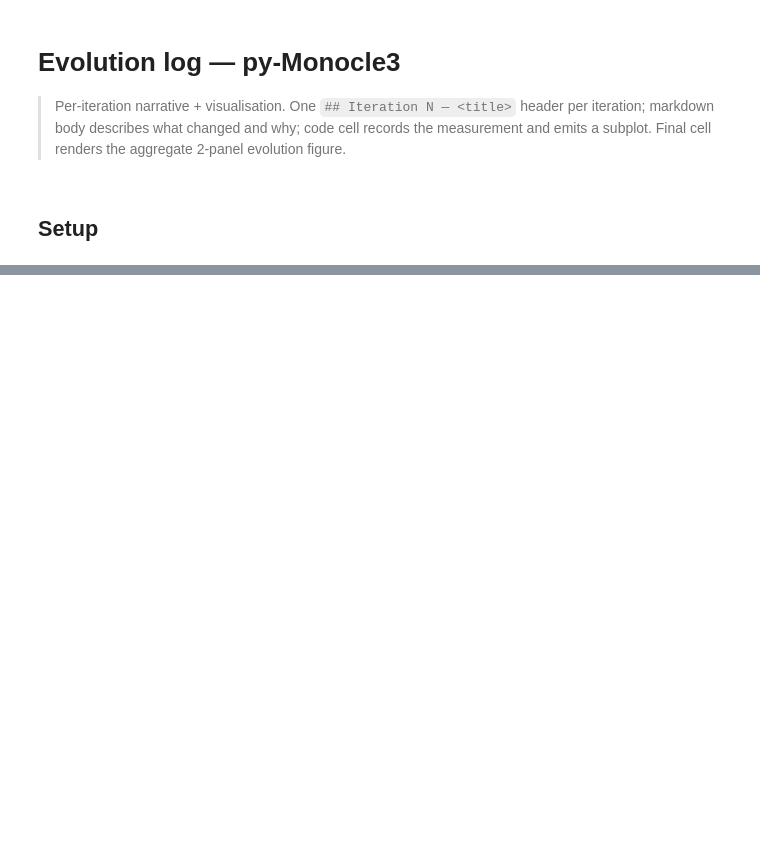
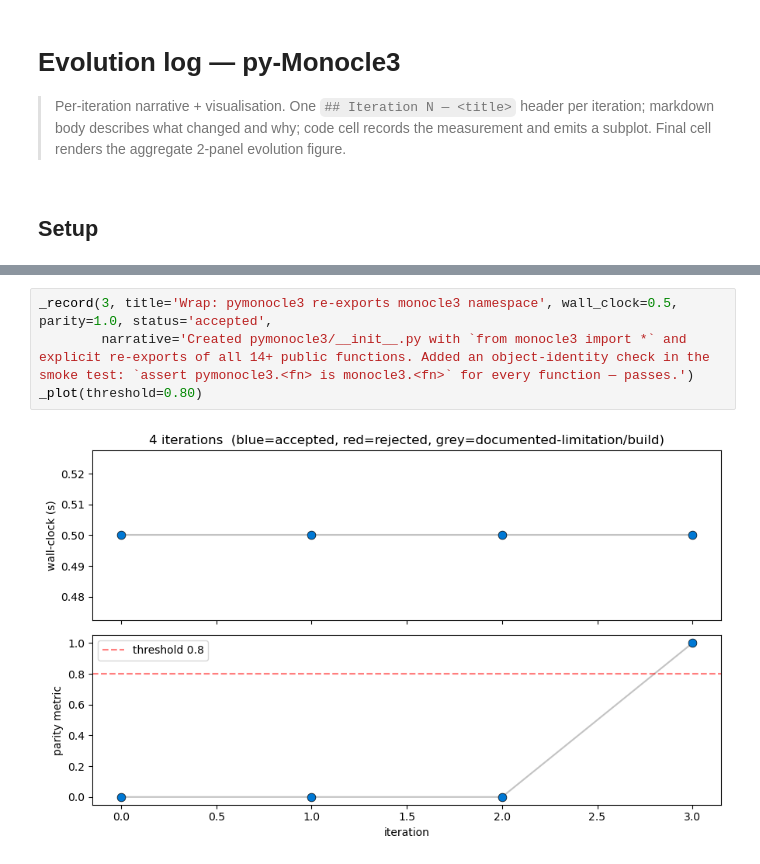
Before and after one commit to omicverse/py-Monocle3, a Jupyter notebook: examples/evolution.ipynb, the cells around one changed output, grey strips where cells are left out. Drawn from its saved outputs; the diff is of its cells as text; blank space fills up the shorter version.

```diff
--- a/examples/evolution.ipynb
+++ b/examples/evolution.ipynb
@@ -82,0 +84,6 @@ saved → /scratch/users/steorra/analysis/omicverse_traj_dev/py-Monocle3/example
+# %%
+_record(3, title='Wrap: pymonocle3 re-exports monocle3 namespace', wall_clock=0.5, parity=1.0, status='accepted',
+        narrative='Created pymonocle3/__init__.py with `from monocle3 import *` and explicit re-exports of all 14+ public functions. Added an object-identity check in the smoke test: `assert pymonocle3.<fn> is monocle3.<fn>` for every function — passes.')
+_plot(threshold=0.80)
+# %% [output]
+[figure, added]
```
Also changed, not shown: parts of 18 cells of this notebook, 1 other file.
